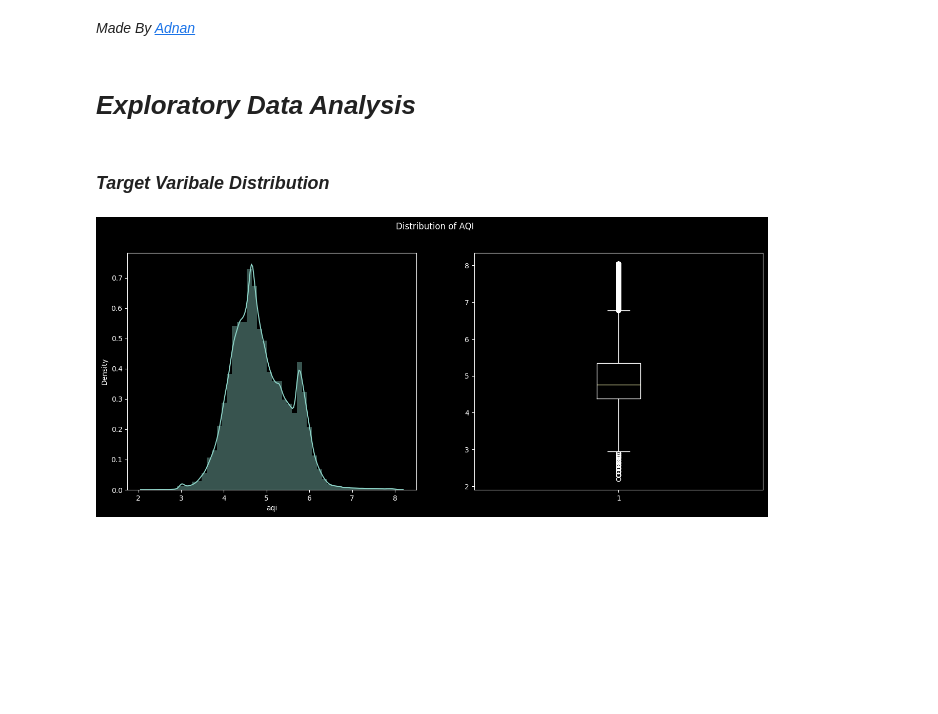
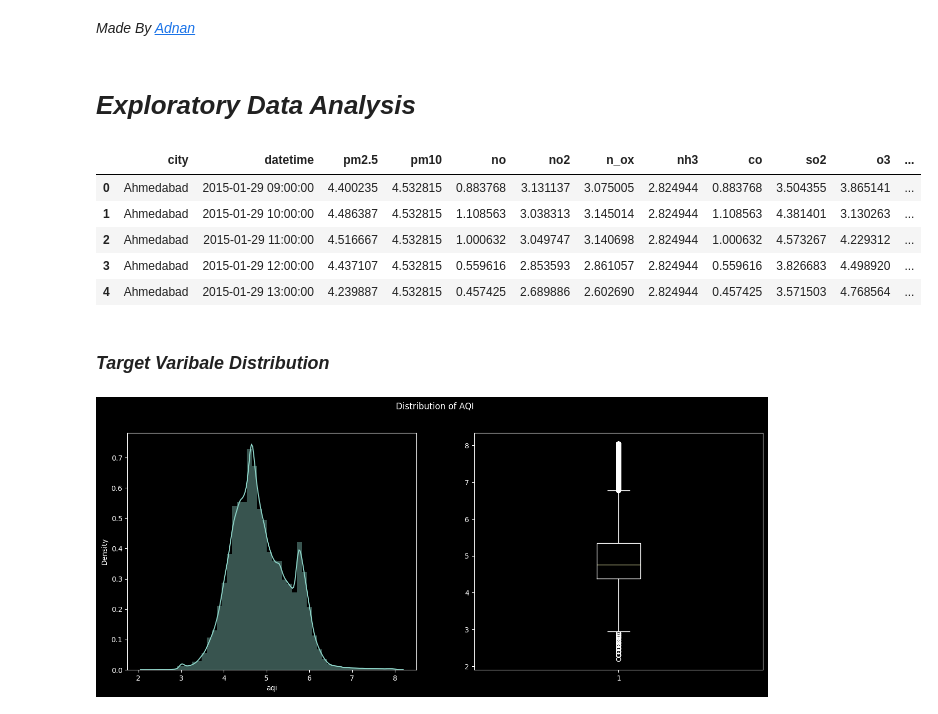
Before and after one commit to adnaaaen/air-quality-index-analysis, a Jupyter notebook: notebooks/02_eda.ipynb, the cells around one changed output. Drawn from its saved outputs; the diff is of its cells as text; code cells hidden in the pictures; blank space fills up the shorter version.

```diff
--- a/notebooks/02_eda.ipynb
+++ b/notebooks/02_eda.ipynb
@@ -15,8 +15,16 @@ filterwarnings("ignore")
 # %%
 if not os.path.exists("../data/cleaned/cleaned.csv"):
     raise Exception("your need to download dataset, visit data/ folder in the root")
 
 df = pd.read_csv("../data/cleaned/cleaned.csv", parse_dates=["datetime"])
+df.head()
+# %% [output]
+|  | city | datetime | pm2.5 | pm10 | no | no2 | n_ox | nh3 | co | so2 | o3 | ... |
+| 0 | Ahmedabad | 2015-01-29 09:00:00 | 4.400235 | 4.532815 | 0.883768 | 3.131137 | 3.075005 | 2.824944 | 0.883768 | 3.504355 | 3.865141 | ... |
+| 1 | Ahmedabad | 2015-01-29 10:00:00 | 4.486387 | 4.532815 | 1.108563 | 3.038313 | 3.145014 | 2.824944 | 1.108563 | 4.381401 | 3.130263 | ... |
+| 2 | Ahmedabad | 2015-01-29 11:00:00 | 4.516667 | 4.532815 | 1.000632 | 3.049747 | 3.140698 | 2.824944 | 1.000632 | 4.573267 | 4.229312 | ... |
+| 3 | Ahmedabad | 2015-01-29 12:00:00 | 4.437107 | 4.532815 | 0.559616 | 2.853593 | 2.861057 | 2.824944 | 0.559616 | 3.826683 | 4.498920 | ... |
+| 4 | Ahmedabad | 2015-01-29 13:00:00 | 4.239887 | 4.532815 | 0.457425 | 2.689886 | 2.602690 | 2.824944 | 0.457425 | 3.571503 | 4.768564 | ... |
 # %%
 numerical_variables = df.select_dtypes(np.number).drop(columns=["aqi"])
 categorical_variables = df.select_dtypes("O")
```
Also changed, not shown: parts of 4 cells of this notebook, 5 other files.
